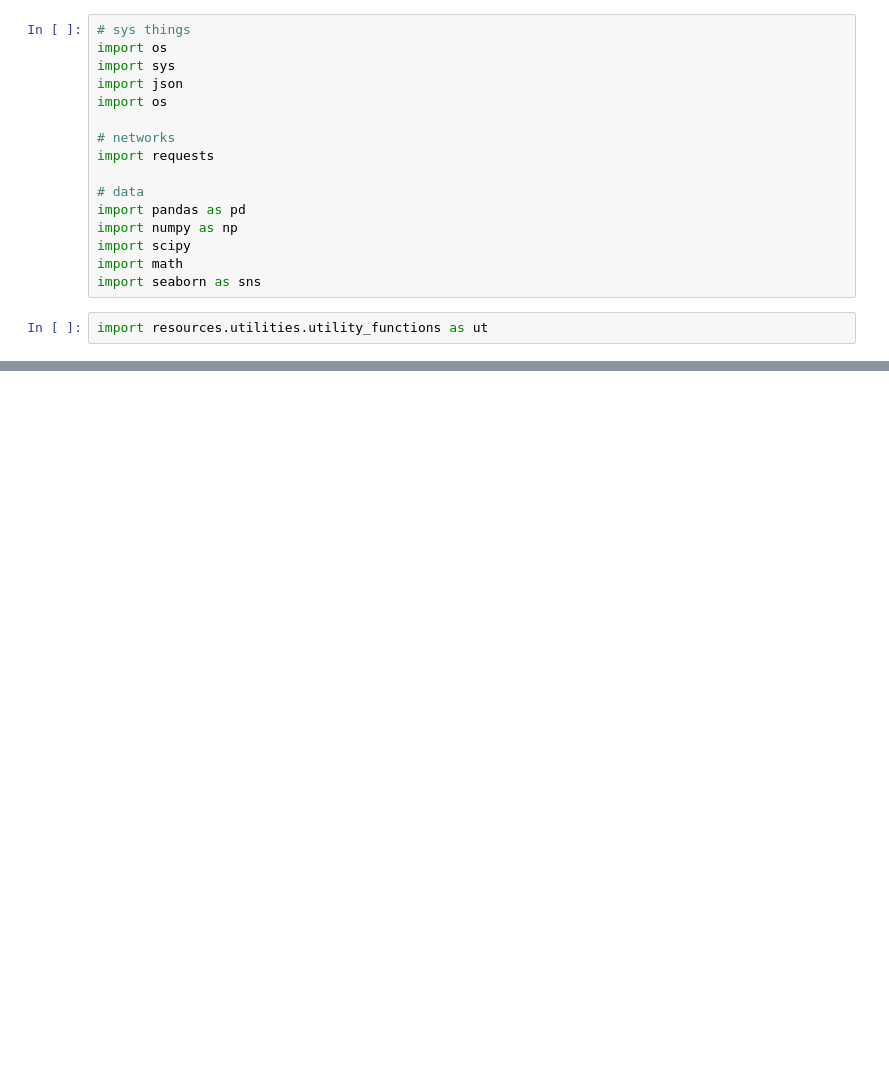
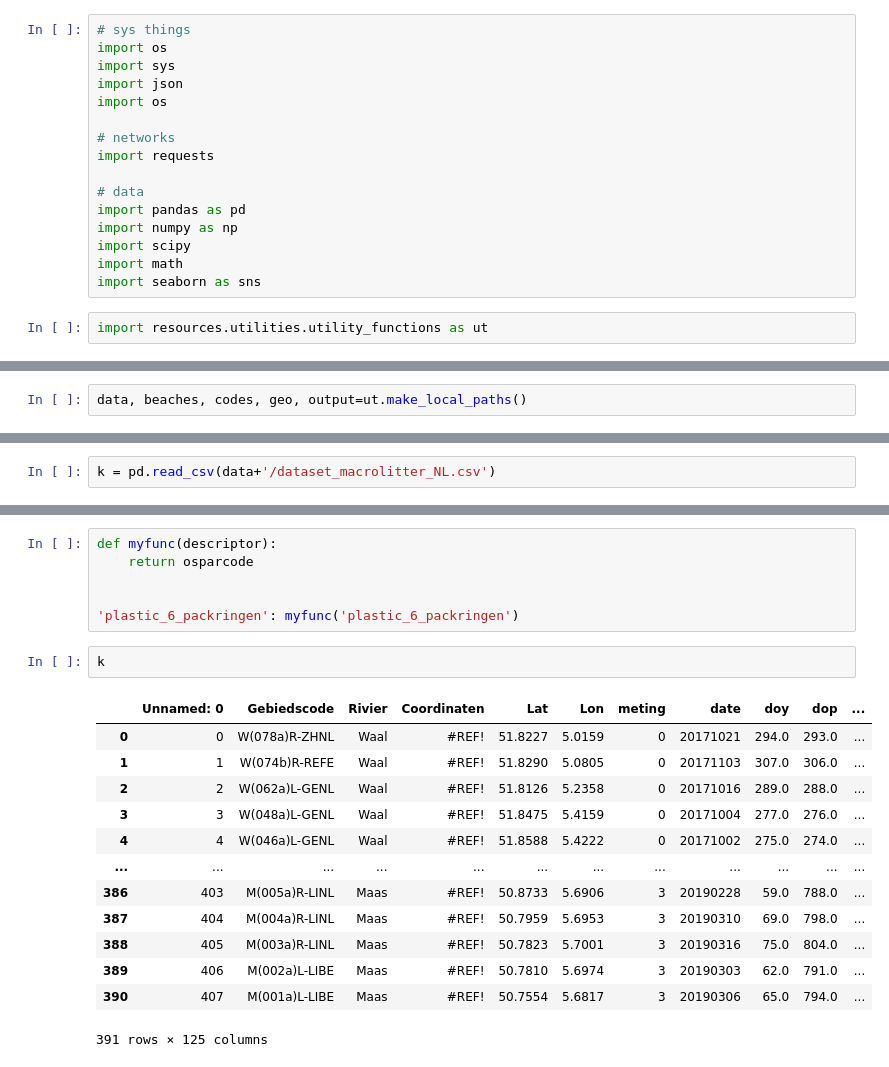
Before and after one commit to hammerdirt-analyst/rhinecode, a Jupyter notebook: starterbook.ipynb, the cells around one changed output, grey strips where cells are left out. Drawn from its saved outputs; the diff is of its cells as text; blank space fills up the shorter version.

```diff
--- a/starterbook.ipynb
+++ b/starterbook.ipynb
@@ -56,0 +19,2 @@ pd.read_csv(a+'/mlw_codes.csv')
+# %%
+data, beaches, codes, geo, output=ut.make_local_paths()
@@ -56,0 +99,2 @@ pd.read_csv(a+'/mlw_codes.csv')
+# %%
+k = pd.read_csv(data+'/dataset_macrolitter_NL.csv')
@@ -56,0 +202,22 @@ pd.read_csv(a+'/mlw_codes.csv')
+# %%
+def myfunc(descriptor):
+    return osparcode
+
+
+'plastic_6_packringen': myfunc('plastic_6_packringen')
+# %%
+k
+# %% [output]
+|  | Unnamed: 0 | Gebiedscode | Rivier | Coordinaten | Lat | Lon | meting | date | doy | dop | ... |
+| 0 | 0 | W(078a)R-ZHNL | Waal | #REF! | 51.8227 | 5.0159 | 0 | 20171021 | 294.0 | 293.0 | ... |
+| 1 | 1 | W(074b)R-REFE | Waal | #REF! | 51.8290 | 5.0805 | 0 | 20171103 | 307.0 | 306.0 | ... |
+| 2 | 2 | W(062a)L-GENL | Waal | #REF! | 51.8126 | 5.2358 | 0 | 20171016 | 289.0 | 288.0 | ... |
+| 3 | 3 | W(048a)L-GENL | Waal | #REF! | 51.8475 | 5.4159 | 0 | 20171004 | 277.0 | 276.0 | ... |
+| 4 | 4 | W(046a)L-GENL | Waal | #REF! | 51.8588 | 5.4222 | 0 | 20171002 | 275.0 | 274.0 | ... |
+| ... | ... | ... | ... | ... | ... | ... | ... | ... | ... | ... | ... |
+| 386 | 403 | M(005a)R-LINL | Maas | #REF! | 50.8733 | 5.6906 | 3 | 20190228 | 59.0 | 788.0 | ... |
+| 387 | 404 | M(004a)R-LINL | Maas | #REF! | 50.7959 | 5.6953 | 3 | 20190310 | 69.0 | 798.0 | ... |
+| 388 | 405 | M(003a)R-LINL | Maas | #REF! | 50.7823 | 5.7001 | 3 | 20190316 | 75.0 | 804.0 | ... |
+| 389 | 406 | M(002a)L-LIBE | Maas | #REF! | 50.7810 | 5.6974 | 3 | 20190303 | 62.0 | 791.0 | ... |
+| 390 | 407 | M(001a)L-LIBE | Maas | #REF! | 50.7554 | 5.6817 | 3 | 20190306 | 65.0 | 794.0 | ... |
+391 rows × 125 columns
```
Also changed, not shown: parts of 16 cells of this notebook.
